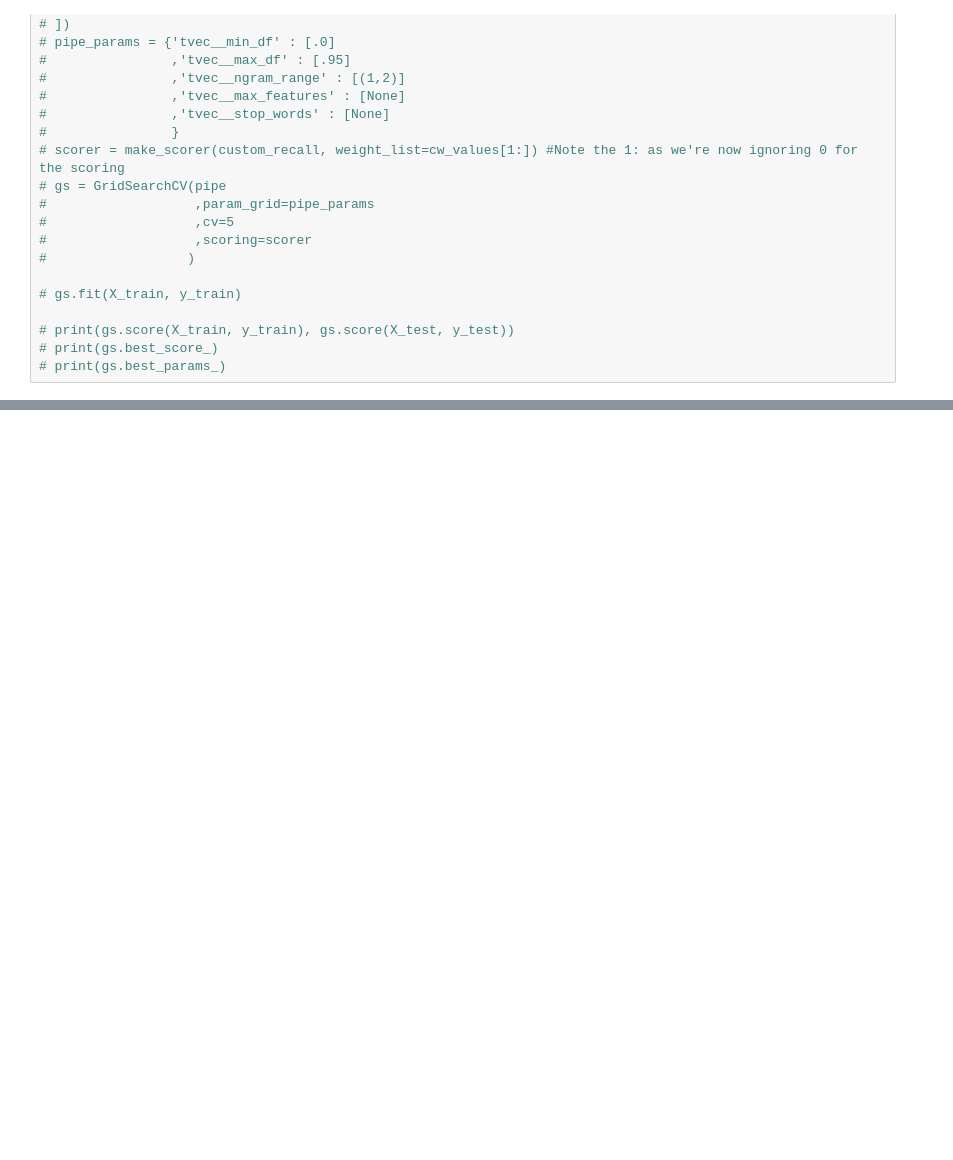
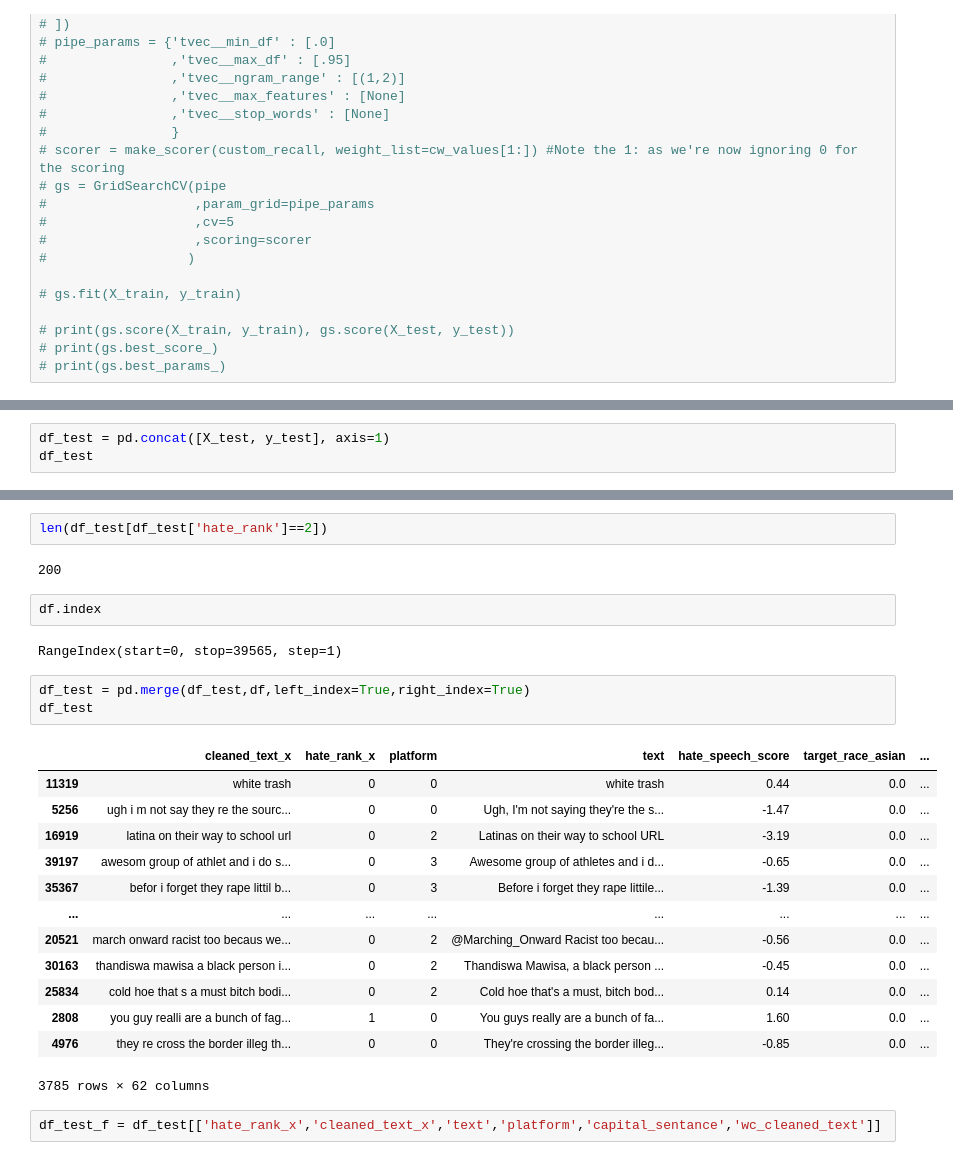
Before and after one commit to bwolff26/capstone_malevonce_prevention, a Jupyter notebook: code/modeling_ii.ipynb, the cells around one changed output, grey strips where cells are left out. Saved outputs shown, nothing was run; the diff lists cells and outputs as text; blank space fills up the shorter version.

```diff
--- a/code/modeling_ii.ipynb
+++ b/code/modeling_ii.ipynb
@@ -162,0 +351,3 @@ NameError: name 'confusion_matrix' is not defined
+# %%
+df_test = pd.concat([X_test, y_test], axis=1)
+df_test
@@ -162,0 +368,27 @@ NameError: name 'confusion_matrix' is not defined
+# %%
+len(df_test[df_test['hate_rank']==2])
+# %% [output]
+200
+# %%
+df.index
+# %% [output]
+RangeIndex(start=0, stop=39565, step=1)
+# %%
+df_test = pd.merge(df_test,df,left_index=True,right_index=True)
+df_test
+# %% [output]
+|  | cleaned_text_x | hate_rank_x | platform | text | hate_speech_score | target_race_asian | ... |
+| 11319 | white trash | 0 | 0 | white trash | 0.44 | 0.0 | ... |
+| 5256 | ugh i m not say they re the sourc... | 0 | 0 | Ugh, I'm not saying they're the s... | -1.47 | 0.0 | ... |
+| 16919 | latina on their way to school url | 0 | 2 | Latinas on their way to school URL | -3.19 | 0.0 | ... |
+| 39197 | awesom group of athlet and i do s... | 0 | 3 | Awesome group of athletes and i d... | -0.65 | 0.0 | ... |
+| 35367 | befor i forget they rape littil b... | 0 | 3 | Before i forget they rape littile... | -1.39 | 0.0 | ... |
+| ... | ... | ... | ... | ... | ... | ... | ... |
+| 20521 | march onward racist too becaus we... | 0 | 2 | @Marching_Onward Racist too becau... | -0.56 | 0.0 | ... |
+| 30163 | thandiswa mawisa a black person i... | 0 | 2 | Thandiswa Mawisa, a black person ... | -0.45 | 0.0 | ... |
+| 25834 | cold hoe that s a must bitch bodi... | 0 | 2 | Cold hoe that's a must, bitch bod... | 0.14 | 0.0 | ... |
+| 2808 | you guy realli are a bunch of fag... | 1 | 0 | You guys really are a bunch of fa... | 1.60 | 0.0 | ... |
+| 4976 | they re cross the border illeg th... | 0 | 0 | They're crossing the border illeg... | -0.85 | 0.0 | ... |
+3785 rows × 62 columns
+# %%
+df_test_f = df_test[['hate_rank_x','cleaned_text_x','text','platform','capital_sentance','wc_cleaned_text']]
```
Also changed, not shown: parts of 68 cells of this notebook, 3 other files.
